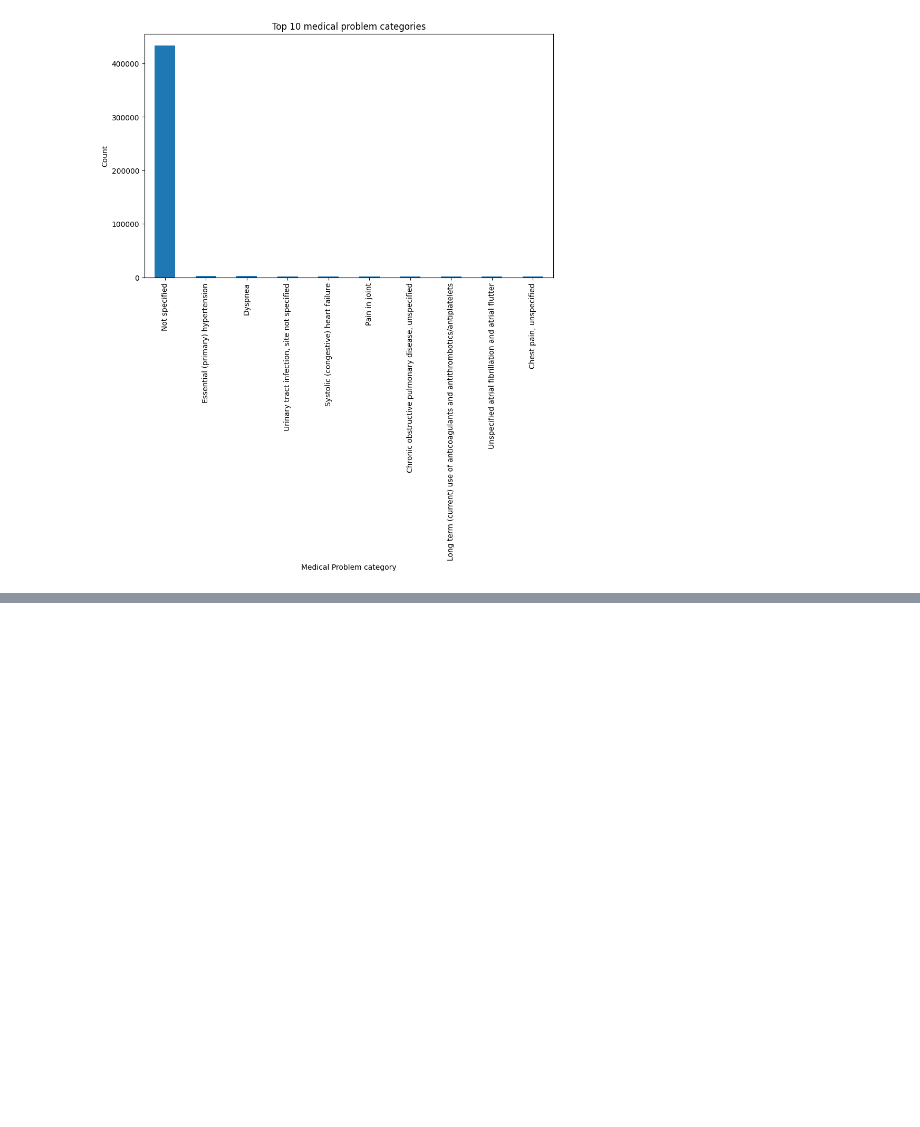
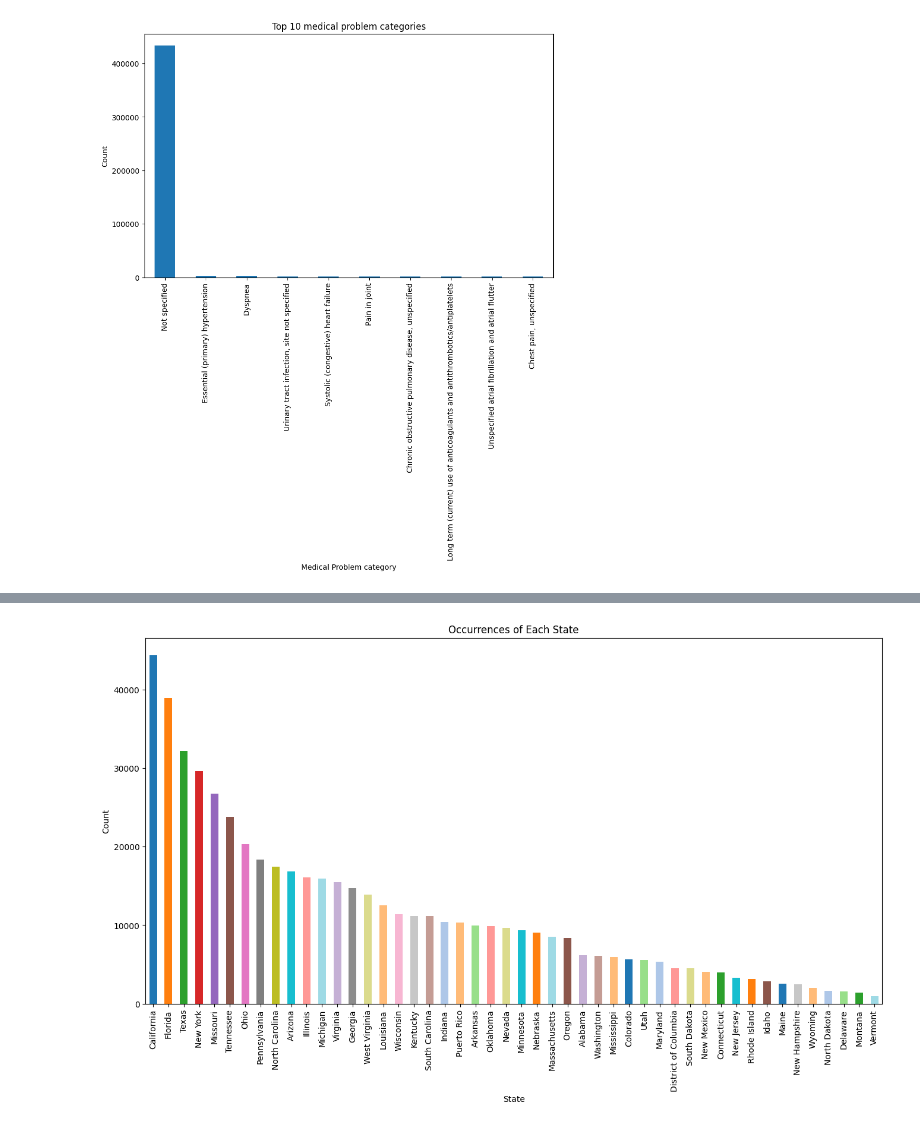
Before and after one commit to nisha1365/precisionFDA, a Jupyter notebook: ed_visit_train.ipynb, the cells around one changed output, grey strips where cells are left out. Saved outputs shown, nothing was run; the diff lists cells and outputs as text; code cells hidden in the pictures; blank space fills up the shorter version.

```diff
--- a/ed_visit_train.ipynb
+++ b/ed_visit_train.ipynb
@@ -35,5 +35,4 @@ ed_visit.head()
 | 3 | 5 | 107906 | 66.101996 | 2017-02-17 06:42:34.0 | 2017-02-17 08:08:28.0 | ... |
 | 4 | 6 | 108522 | 73.598130 | 2018-09-30 02:47:49.0 | 2018-09-30 04:28:57.0 | ... |
 # %%
-ed_visit = ed_visit.drop('Unnamed: 0', axis = 1)
-ed_visit.head()
+ed_visit.drop(['Unnamed: 0','Ed visit start date','Discharge date ed'], axis = 1,inplace = True)
@@ -164,0 +173,22 @@ age_ranges = [(20, 29.9),(30.0, 39.9), (40.0, 49.9), (50.0, 59.9), (60.0, 69.9),
+# %%
+# Count the occurrences of each state
+state_counts = ed_visit["State"].value_counts()
+
+# Define a custom color palette
+custom_palette = ["#1f77b4", "#ff7f0e", "#2ca02c", "#d62728", "#9467bd", "#8c564b", "#e377c2", "#7f7f7f",
+                  "#bcbd22", "#17becf", "#ff9896", "#9edae5", "#c5b0d5", "#8c8c8c", "#dbdb8d", "#ffbb78",
+                  "#f7b6d2", "#c7c7c7", "#c49c94", "#aec7e8", "#ffbb78", "#98df8a", "#ff9896", "#dbdb8d",
+                  "#17becf", "#ff7f0e", "#9edae5", "#8c564b", "#c5b0d5", "#c49c94", "#ffbb78", "#1f77b4",
+                  "#98df8a", "#aec7e8", "#ff9896", "#dbdb8d", "#ffbb78", "#2ca02c", "#17becf", "#ff7f0e",
+                  "#8c564b", "#1f77b4", "#c7c7c7", "#ffbb78", "#aec7e8", "#98df8a", "#2ca02c", "#9edae5",
+                  "#c49c94", "#c5b0d5", "#dbdb8d", "#ff7f0e", "#17becf", "#8c8c8c", "#ff9896", "#7f7f7f"]
+
+# Bar plot with custom colors
+plt.figure(figsize=(16, 8))
+state_counts.plot(kind="bar", color=custom_palette)
+plt.xlabel("State")
+plt.ylabel("Count")
+plt.title("Occurrences of Each State")
+plt.show()
+# %% [output]
+[figure, added]
```
Also changed, not shown: parts of 47 cells of this notebook.
